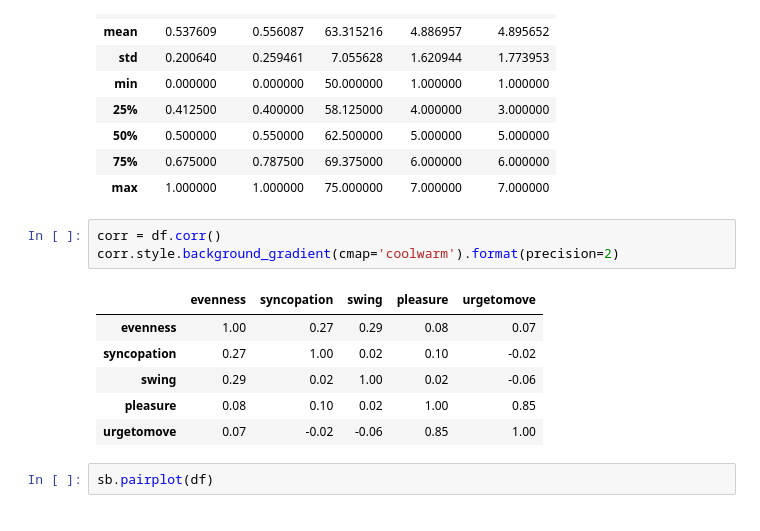
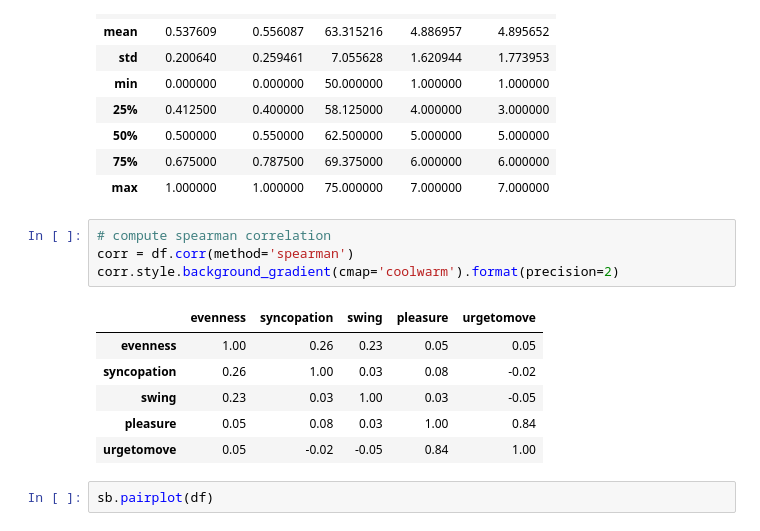
Before and after one commit to pamonroy/groove-smpc, a Jupyter notebook: grovesmpc_analisys.ipynb, the cells around one changed output. Cells and saved outputs as stored; diff of their text form.

Commit message:
Added comments and changed correlation from pearson to spearman

```diff
--- a/grovesmpc_analisys.ipynb
+++ b/grovesmpc_analisys.ipynb
@@ -83,15 +85,16 @@ df.describe()
 | 75% | 0.675000 | 0.787500 | 69.375000 | 6.000000 | 6.000000 |
 | max | 1.000000 | 1.000000 | 75.000000 | 7.000000 | 7.000000 |
 # %%
-corr = df.corr()
+# compute spearman correlation
+corr = df.corr(method='spearman')
 corr.style.background_gradient(cmap='coolwarm').format(precision=2)
 # %% [output]
 |  | evenness | syncopation | swing | pleasure | urgetomove |
-| evenness | 1.00 | 0.27 | 0.29 | 0.08 | 0.07 |
-| syncopation | 0.27 | 1.00 | 0.02 | 0.10 | -0.02 |
-| swing | 0.29 | 0.02 | 1.00 | 0.02 | -0.06 |
-| pleasure | 0.08 | 0.10 | 0.02 | 1.00 | 0.85 |
-| urgetomove | 0.07 | -0.02 | -0.06 | 0.85 | 1.00 |
+| evenness | 1.00 | 0.26 | 0.23 | 0.05 | 0.05 |
+| syncopation | 0.26 | 1.00 | 0.03 | 0.08 | -0.02 |
+| swing | 0.23 | 0.03 | 1.00 | 0.03 | -0.05 |
+| pleasure | 0.05 | 0.08 | 0.03 | 1.00 | 0.84 |
+| urgetomove | 0.05 | -0.02 | -0.05 | 0.84 | 1.00 |
 # %%
 sb.pairplot(df)
 # %% [output]
```
Also changed, not shown: parts of 4 cells of this notebook.
